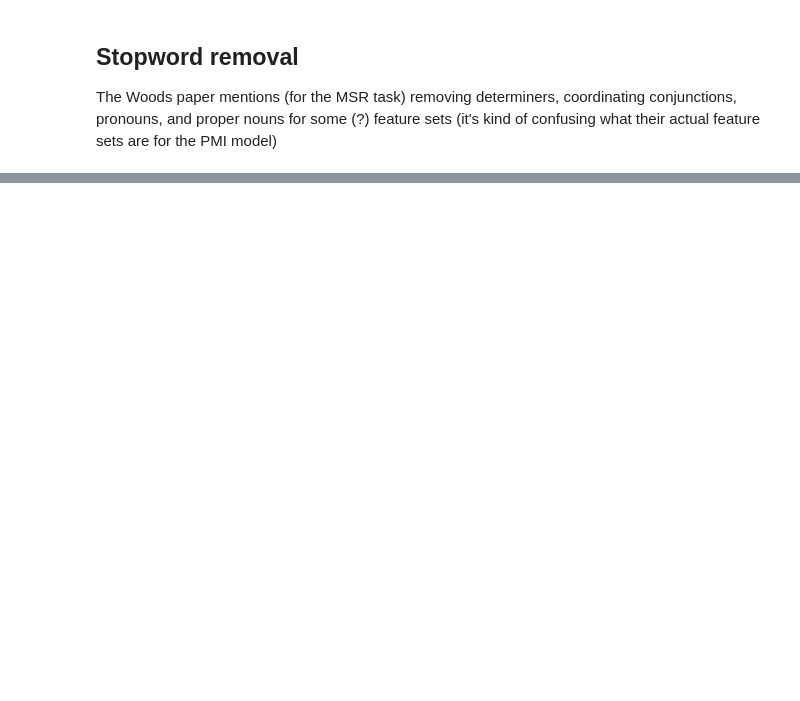
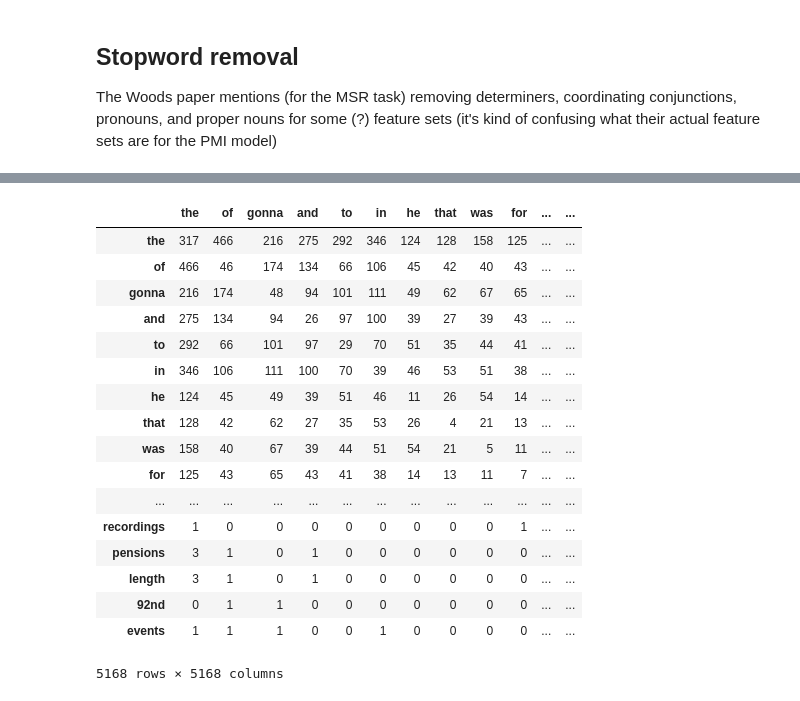
Before and after one commit to tyler-romero/sentence-completion, a Jupyter notebook: code/sandbox.ipynb, the cells around one changed output, grey strips where cells are left out. Saved outputs shown, nothing was run; the diff lists cells and outputs as text; code cells hidden in the pictures; blank space fills up the shorter version.

```diff
--- a/code/sandbox.ipynb
+++ b/code/sandbox.ipynb
@@ -192,0 +220,22 @@ The Woods paper mentions (for the MSR task) removing determiners, coordinating c
+# %%
+df3 = pd.read_csv('sample_coo2', index_col=0, compression='gzip')
+df3
+# %% [output]
+|  | the | of | gonna | and | to | in | he | that | was | for | ... | ... |
+| the | 317 | 466 | 216 | 275 | 292 | 346 | 124 | 128 | 158 | 125 | ... | ... |
+| of | 466 | 46 | 174 | 134 | 66 | 106 | 45 | 42 | 40 | 43 | ... | ... |
+| gonna | 216 | 174 | 48 | 94 | 101 | 111 | 49 | 62 | 67 | 65 | ... | ... |
+| and | 275 | 134 | 94 | 26 | 97 | 100 | 39 | 27 | 39 | 43 | ... | ... |
+| to | 292 | 66 | 101 | 97 | 29 | 70 | 51 | 35 | 44 | 41 | ... | ... |
+| in | 346 | 106 | 111 | 100 | 70 | 39 | 46 | 53 | 51 | 38 | ... | ... |
+| he | 124 | 45 | 49 | 39 | 51 | 46 | 11 | 26 | 54 | 14 | ... | ... |
+| that | 128 | 42 | 62 | 27 | 35 | 53 | 26 | 4 | 21 | 13 | ... | ... |
+| was | 158 | 40 | 67 | 39 | 44 | 51 | 54 | 21 | 5 | 11 | ... | ... |
+| for | 125 | 43 | 65 | 43 | 41 | 38 | 14 | 13 | 11 | 7 | ... | ... |
+| ... | ... | ... | ... | ... | ... | ... | ... | ... | ... | ... | ... | ... |
+| recordings | 1 | 0 | 0 | 0 | 0 | 0 | 0 | 0 | 0 | 1 | ... | ... |
+| pensions | 3 | 1 | 0 | 1 | 0 | 0 | 0 | 0 | 0 | 0 | ... | ... |
+| length | 3 | 1 | 0 | 1 | 0 | 0 | 0 | 0 | 0 | 0 | ... | ... |
+| 92nd | 0 | 1 | 1 | 0 | 0 | 0 | 0 | 0 | 0 | 0 | ... | ... |
+| events | 1 | 1 | 1 | 0 | 0 | 1 | 0 | 0 | 0 | 0 | ... | ... |
+5168 rows × 5168 columns
```
Also changed, not shown: parts of 4 cells of this notebook, 5 other files.
